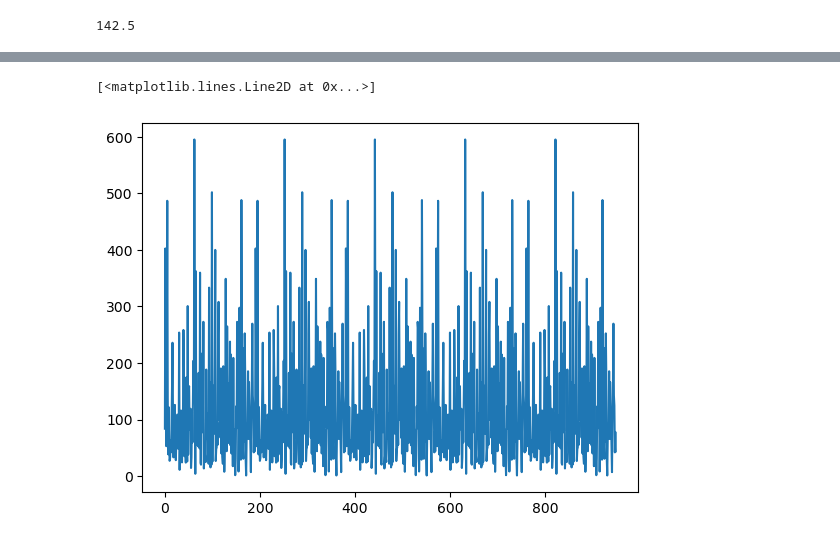
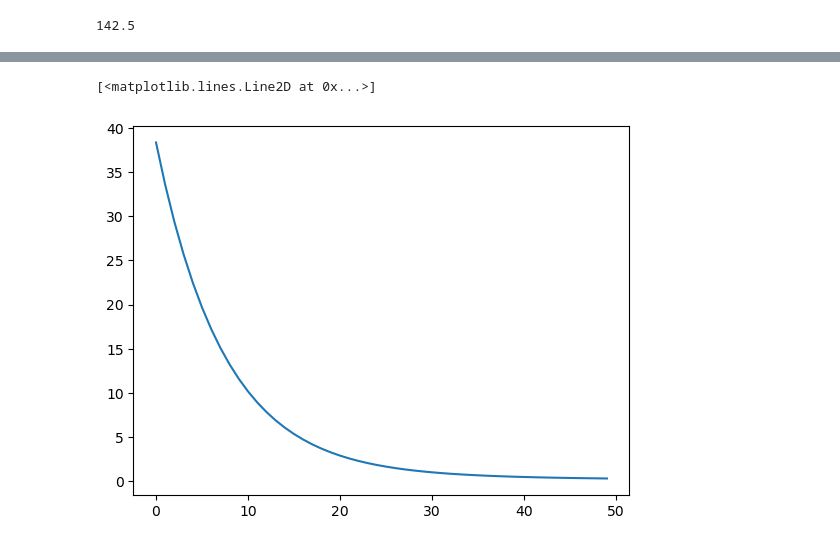
Before and after one commit to HongQuan1812/AIO2025, a Jupyter notebook: Module 4/linear regression.ipynb, the cells around one changed output, grey strips where cells are left out. Drawn from its saved outputs; the diff is of its cells as text; code cells hidden in the pictures.

```diff
--- a/Module 4/linear regression.ipynb
+++ b/Module 4/linear regression.ipynb
@@ -248,7 +94,7 @@ w, b
 w = np.array([2, 3])
 b = 3
 epochs = 5
-alpha = 0.000000000001
+alpha = 0.0001
 losses = []
 for i in range(epochs):
     print(f'Epoch: {i+1}')
@@ -262,7 +108,6 @@ for i in range(epochs):
 
         # 3. Calculate loss
         loss = loss_function(y, y_hat)
-        losses.append(loss)
 
         # 4. Calculate gradients/derivatives
         dLdw = 2*(y_hat - y)*x
@@ -273,6 +118,9 @@ for i in range(epochs):
 
         print(f'Iteration {item+1}: w = {w}, b = {b}, loss = {loss}')
 
+    losses.append(loss)
+
+
 plt.plot(losses)
 # %% [output]
 Epoch: 1
@@ -311,8 +159,8 @@ df.shape
 mini_batch = 3
 w = np.array([5, 7])
 b = 4
-epochs = 5
-alpha = 0.000000000001
+epochs = 50
+alpha = 0.0001
 losses = []
 
 for epoch in range(epochs):
@@ -340,13 +188,14 @@ for epoch in range(epochs):
         loss = cost/mini_batch
         dLdb = dLdb/mini_batch
         dLdw = dLdw/mini_batch
-        losses.append(loss)
 
         # 5. Update w, b
         w, b = gradient_descent(y, y_hat, x, w, b, alpha, dLdw, dLdb)
 
         print(f'Iteration {batch}: w = {w}, b = {b}, loss = {loss}')
 
+    losses.append(loss)
+
 plt.plot(losses)
 # %% [output]
 Epoch: 1
@@ -369,2 +218,2 @@ Iteration 567: w = [4.99999998 6.99999998], b = 3.999999992399995, loss = 43.858
 [<matplotlib.lines.Line2D at 0x...>]
-[figure, old version]
+[figure, new version]
```
Also changed, not shown: parts of 11 cells of this notebook.
